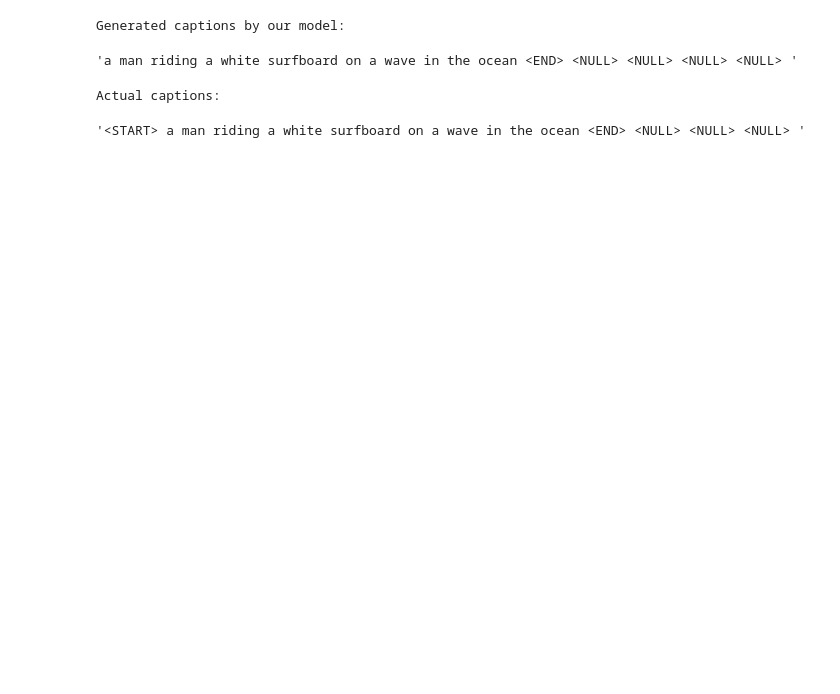
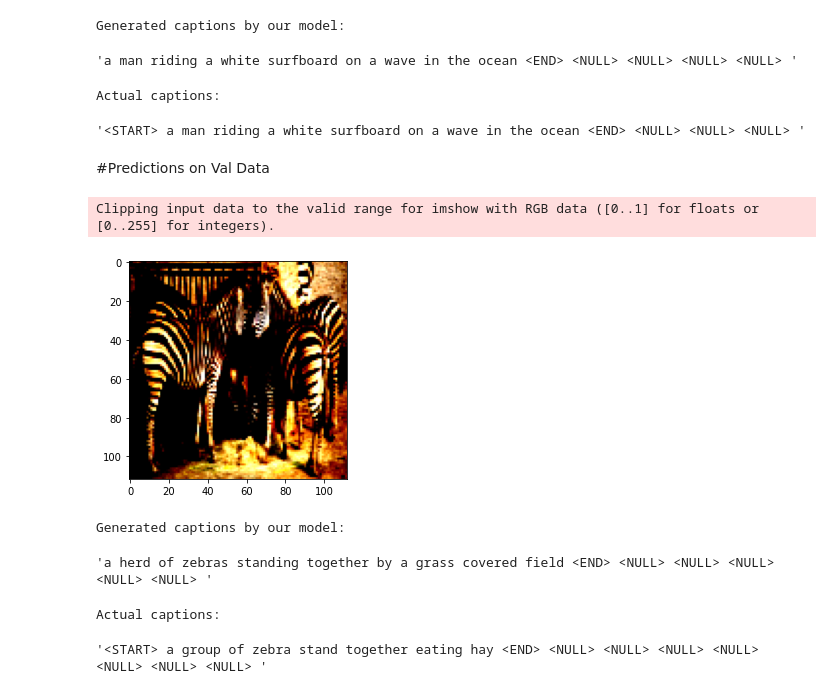
Before and after one commit to Aman-Kushwaha1/Deep_Learning, a Jupyter notebook: Attention/Attention_Rnn_Image_Captioning.ipynb, the cells around one changed output. Cells and saved outputs as stored; diff of their text form; code cells hidden in the pictures; blank space fills up the shorter version.

```diff
--- a/Attention/Attention_Rnn_Image_Captioning.ipynb
+++ b/Attention/Attention_Rnn_Image_Captioning.ipynb
@@ -96,3 +96,6 @@ captions = m['train_captions']
+# %%
+val = m['train_images'][9990:10000]
+val_captions = m['train_captions'][9990:10000]
 # %% [markdown]
 ##Visualizing the Final data
 # %%
@@ -133,6 +144,9 @@ cuda GPU is available
 # %%
 images = torch.tensor(images.clone().detach(), device= DEVICE, dtype= torch.float32)
 captions = torch.tensor(captions.clone().detach(), device= DEVICE)
+# %%
+val = torch.tensor(val.clone().detach(), device= DEVICE, dtype= torch.float32)
+val_captions = torch.tensor(val_captions.clone().detach(), device= DEVICE)
 # %% [markdown]
 #Building the forward pass
 # %% [markdown]
@@ -206,6 +221,9 @@ norm = torchvision.transforms.Normalize(
             mean=[0.485, 0.456, 0.406], std=[0.229, 0.224, 0.225]
         )
 images = norm(images)   #Don't plot the normalized images directly using matplotlib it will clip he negative values
+# %%
+val = val/255
+val = norm(val)
 # %%
 def feature_extractor(img):
   with torch.no_grad():
@@ -503,3 +495,29 @@ generate_caption(captions[idx])
 # %% [output]
 Actual captions:
 '<START> a man riding a white surfboard on a wave in the ocean <END> <NULL> <NULL> <NULL> '
+# %% [markdown]
+#Predictions on Val Data
+# %%
+#image, may look strange as image is normalized image
+idx = 7
+plt.imshow(val[idx].permute(1,2,0).cpu().numpy())
+plt.show()
+# %% [output]
+Clipping input data to the valid range for imshow with RGB data ([0..1] for floats or [0..255] for integers).
+[figure, added]
+# %%
+
+ARNN.eval()
+ff1 = feature_extractor(val[idx].reshape(1, val[idx].shape[0], val[idx].shape[1], val[idx].shape[2]))
+temp = ARNN.step_forward(ff1)
+print("Generated captions by our model: ")
+generate_caption(temp)
+# %% [output]
+Generated captions by our model:
+'a herd of zebras standing together by a grass covered field <END> <NULL> <NULL> <NULL> <NULL> <NULL> '
+# %%
+print("Actual captions: ")
+generate_caption(val_captions[idx])
+# %% [output]
+Actual captions:
+'<START> a group of zebra stand together eating hay <END> <NULL> <NULL> <NULL> <NULL> <NULL> <NULL> <NULL> '
```
Also changed, not shown: parts of 17 cells of this notebook.
